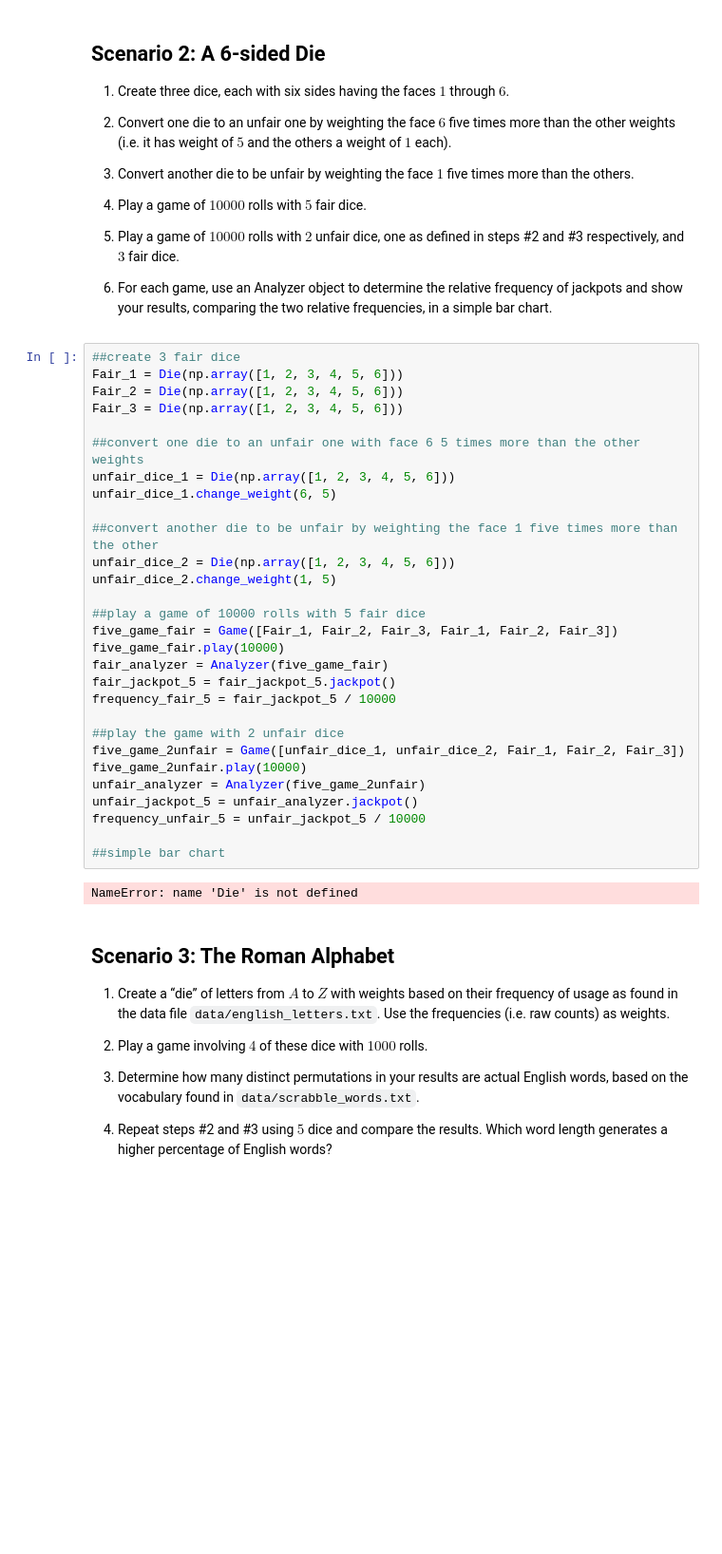
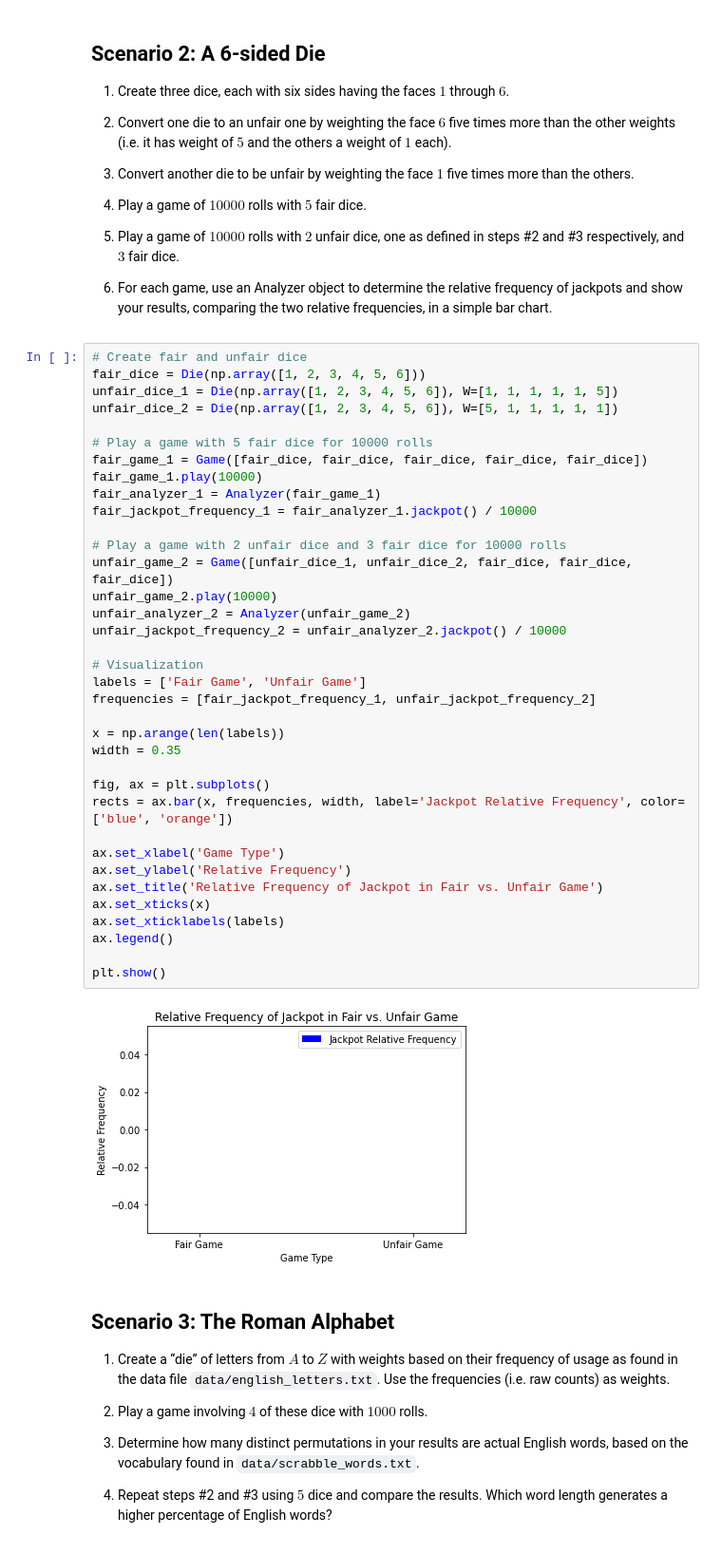
Before and after one commit to atferentinos/kzk8qq_ds5100_montecarlo, a Jupyter notebook: montecarlo_demo.ipynb, the cells around one changed output. Shown at 95% size. Drawn from its saved outputs; the diff is of its cells as text; blank space fills up the shorter version.

```diff
--- a/montecarlo_demo.ipynb
+++ b/montecarlo_demo.ipynb
@@ -131,37 +128,44 @@ NameError: name 'Die' is not defined
 6.  For each game, use an Analyzer object to determine the relative
     frequency of jackpots and show your results, comparing the two
     relative frequencies, in a simple bar chart.
-# %%
-##create 3 fair dice
-Fair_1 = Die(np.array([1, 2, 3, 4, 5, 6]))
-Fair_2 = Die(np.array([1, 2, 3, 4, 5, 6]))
-Fair_3 = Die(np.array([1, 2, 3, 4, 5, 6]))
-
-##convert one die to an unfair one with face 6 5 times more than the other weights
-unfair_dice_1 = Die(np.array([1, 2, 3, 4, 5, 6]))
-unfair_dice_1.change_weight(6, 5)
-
-##convert another die to be unfair by weighting the face 1 five times more than the other
-unfair_dice_2 = Die(np.array([1, 2, 3, 4, 5, 6]))
-unfair_dice_2.change_weight(1, 5)
-
-##play a game of 10000 rolls with 5 fair dice
-five_game_fair = Game([Fair_1, Fair_2, Fair_3, Fair_1, Fair_2, Fair_3])
-five_game_fair.play(10000)
-fair_analyzer = Analyzer(five_game_fair)
-fair_jackpot_5 = fair_jackpot_5.jackpot()
-frequency_fair_5 = fair_jackpot_5 / 10000
-
-##play the game with 2 unfair dice
-five_game_2unfair = Game([unfair_dice_1, unfair_dice_2, Fair_1, Fair_2, Fair_3])
-five_game_2unfair.play(10000)
-unfair_analyzer = Analyzer(five_game_2unfair)
-unfair_jackpot_5 = unfair_analyzer.jackpot()
-frequency_unfair_5 = unfair_jackpot_5 / 10000
-
-##simple bar chart
-# %% [output]
-NameError: name 'Die' is not defined
+# %%
+# Create fair and unfair dice
+fair_dice = Die(np.array([1, 2, 3, 4, 5, 6]))
+unfair_dice_1 = Die(np.array([1, 2, 3, 4, 5, 6]), W=[1, 1, 1, 1, 1, 5])
+unfair_dice_2 = Die(np.array([1, 2, 3, 4, 5, 6]), W=[5, 1, 1, 1, 1, 1])
+
+# Play a game with 5 fair dice for 10000 rolls
+fair_game_1 = Game([fair_dice, fair_dice, fair_dice, fair_dice, fair_dice])
+fair_game_1.play(10000)
+fair_analyzer_1 = Analyzer(fair_game_1)
+fair_jackpot_frequency_1 = fair_analyzer_1.jackpot() / 10000
+
+# Play a game with 2 unfair dice and 3 fair dice for 10000 rolls
+unfair_game_2 = Game([unfair_dice_1, unfair_dice_2, fair_dice, fair_dice, fair_dice])
+unfair_game_2.play(10000)
+unfair_analyzer_2 = Analyzer(unfair_game_2)
+unfair_jackpot_frequency_2 = unfair_analyzer_2.jackpot() / 10000
+
+# Visualization
+labels = ['Fair Game', 'Unfair Game']
+frequencies = [fair_jackpot_frequency_1, unfair_jackpot_frequency_2]
+
+x = np.arange(len(labels))
+width = 0.35
+
+fig, ax = plt.subplots()
+rects = ax.bar(x, frequencies, width, label='Jackpot Relative Frequency', color=['blue', 'orange'])
+
+ax.set_xlabel('Game Type')
+ax.set_ylabel('Relative Frequency')
+ax.set_title('Relative Frequency of Jackpot in Fair vs. Unfair Game')
+ax.set_xticks(x)
+ax.set_xticklabels(labels)
+ax.legend()
+
+plt.show()
+# %% [output]
+[figure, added]
 # %% [markdown]
 ## Scenario 3: The Roman Alphabet
 
```
Also changed, not shown: parts of 6 cells of this notebook, 7 other files.
